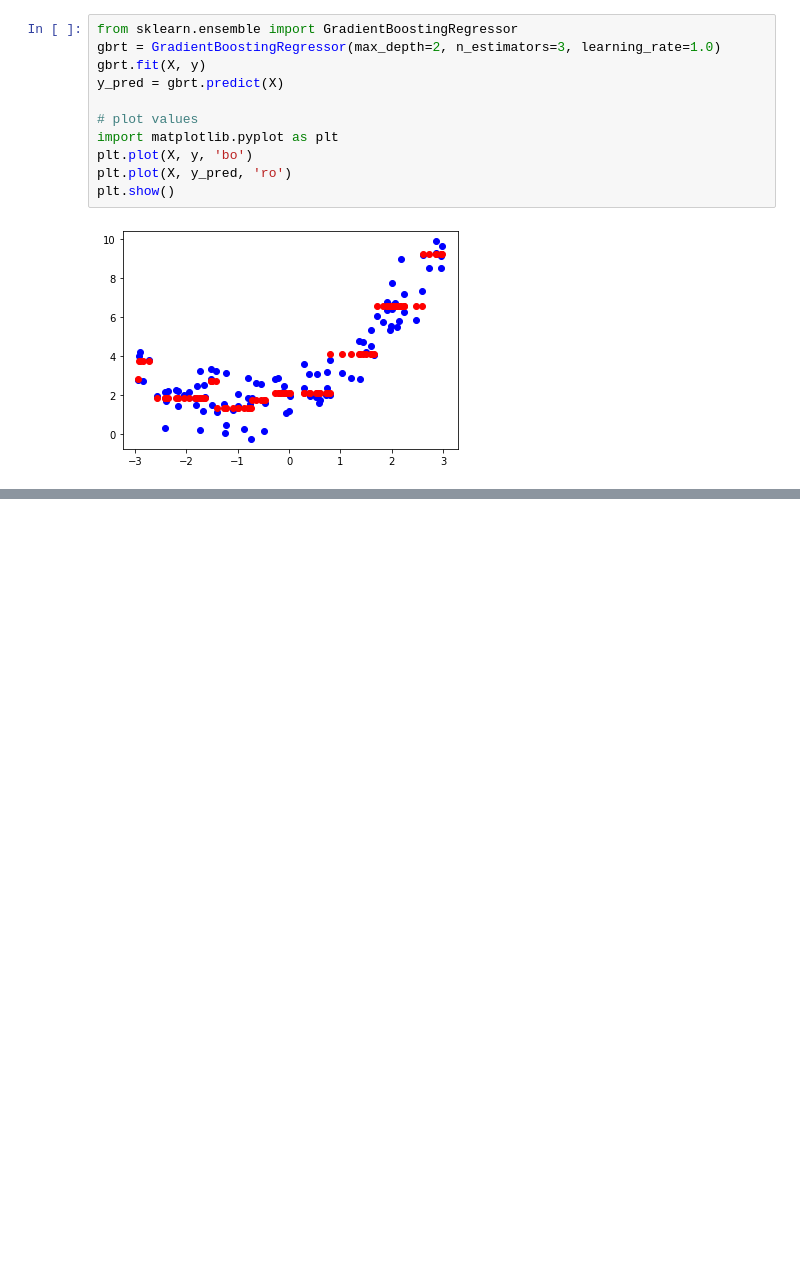
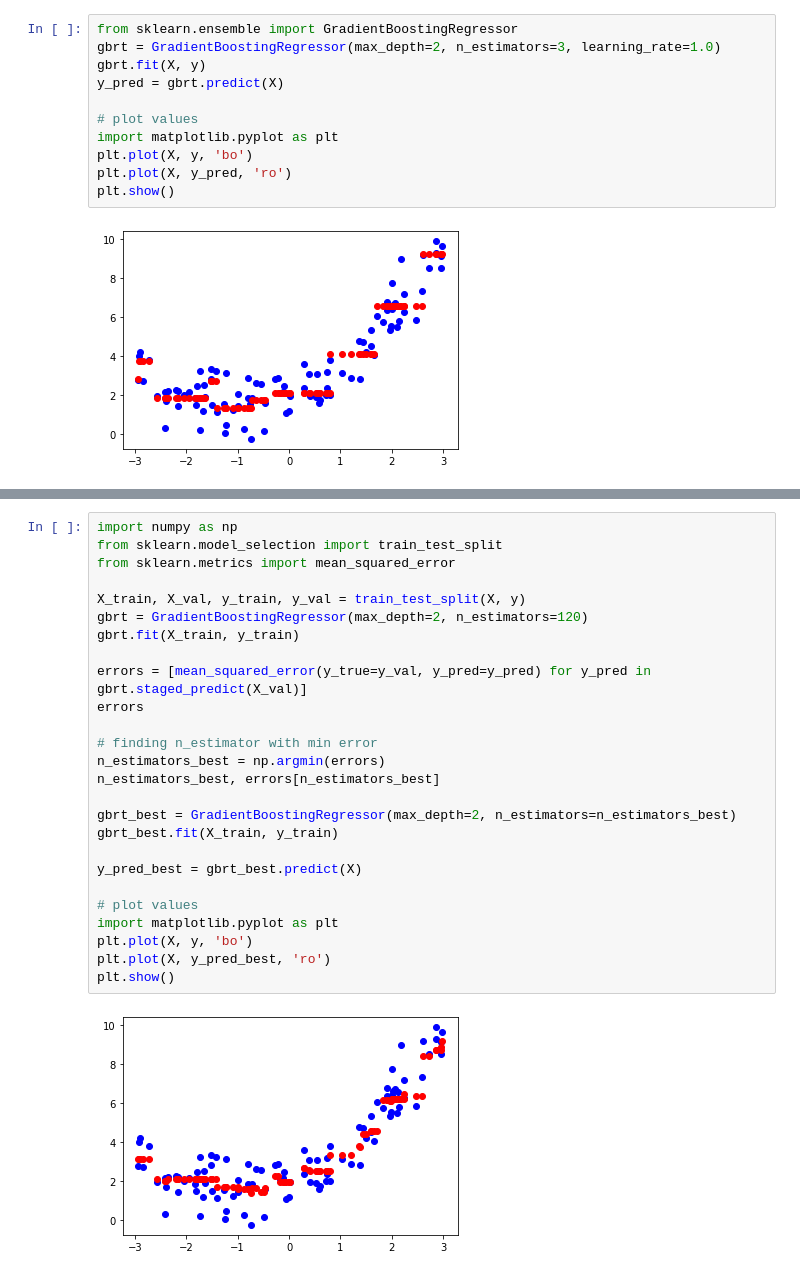
Before and after one commit to Richish/hands_on_ml, a Jupyter notebook: 7_2_ensemble_learning_boosting.ipynb, the cells around one changed output, grey strips where cells are left out. Drawn from its saved outputs; the diff is of its cells as text; blank space fills up the shorter version.

```diff
--- a/7_2_ensemble_learning_boosting.ipynb
+++ b/7_2_ensemble_learning_boosting.ipynb
@@ -143,0 +171,28 @@ plt.show()
+# %%
+import numpy as np
+from sklearn.model_selection import train_test_split
+from sklearn.metrics import mean_squared_error
+
+X_train, X_val, y_train, y_val = train_test_split(X, y)
+gbrt = GradientBoostingRegressor(max_depth=2, n_estimators=120)
+gbrt.fit(X_train, y_train)
+
+errors = [mean_squared_error(y_true=y_val, y_pred=y_pred) for y_pred in gbrt.staged_predict(X_val)]
+errors
+
+# finding n_estimator with min error
+n_estimators_best = np.argmin(errors)
+n_estimators_best, errors[n_estimators_best]
+
+gbrt_best = GradientBoostingRegressor(max_depth=2, n_estimators=n_estimators_best)
+gbrt_best.fit(X_train, y_train)
+
+y_pred_best = gbrt_best.predict(X)
+
+# plot values
+import matplotlib.pyplot as plt
+plt.plot(X, y, 'bo')
+plt.plot(X, y_pred_best, 'ro')
+plt.show()
+# %% [output]
+[figure, added]
```
Also changed, not shown: parts of 9 cells of this notebook.
